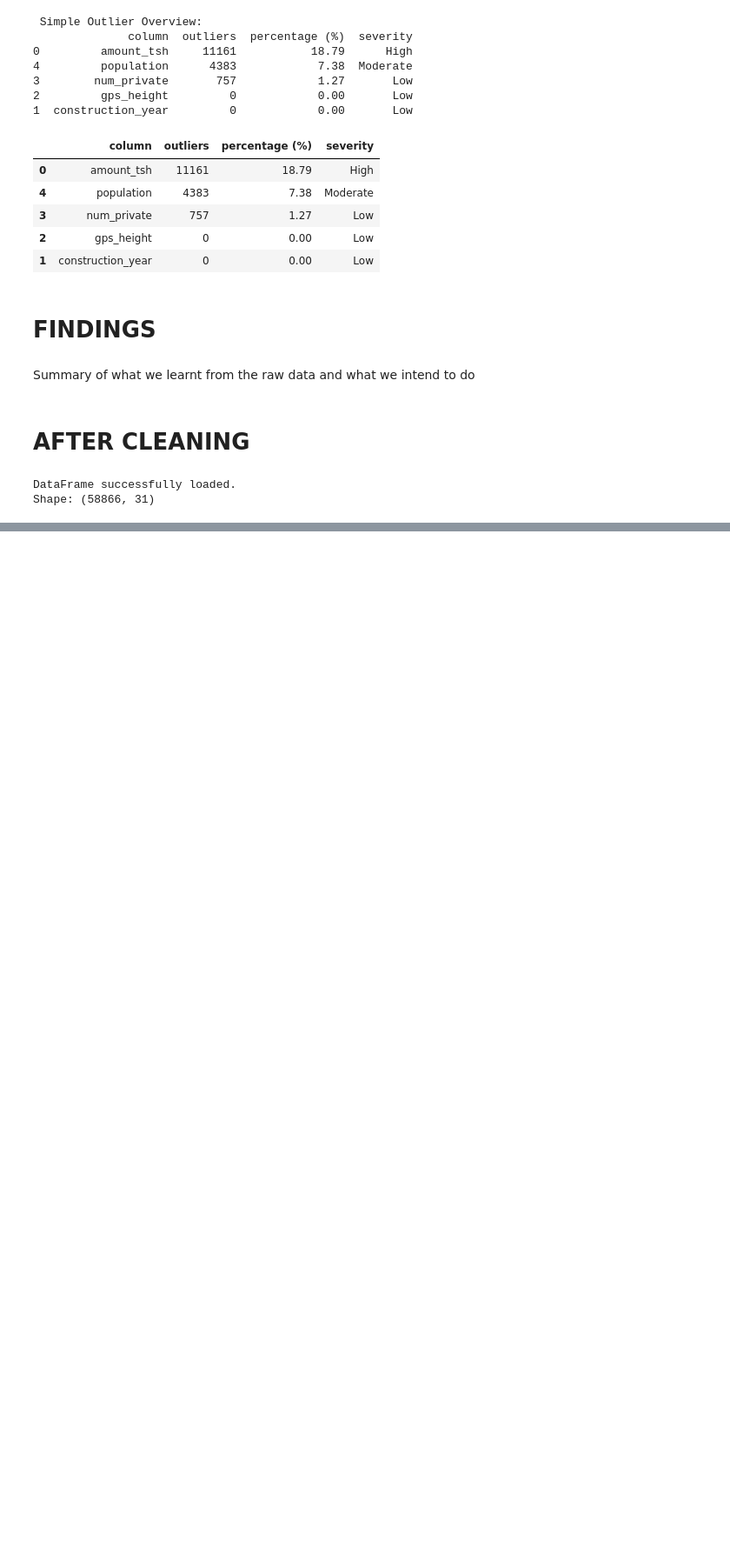
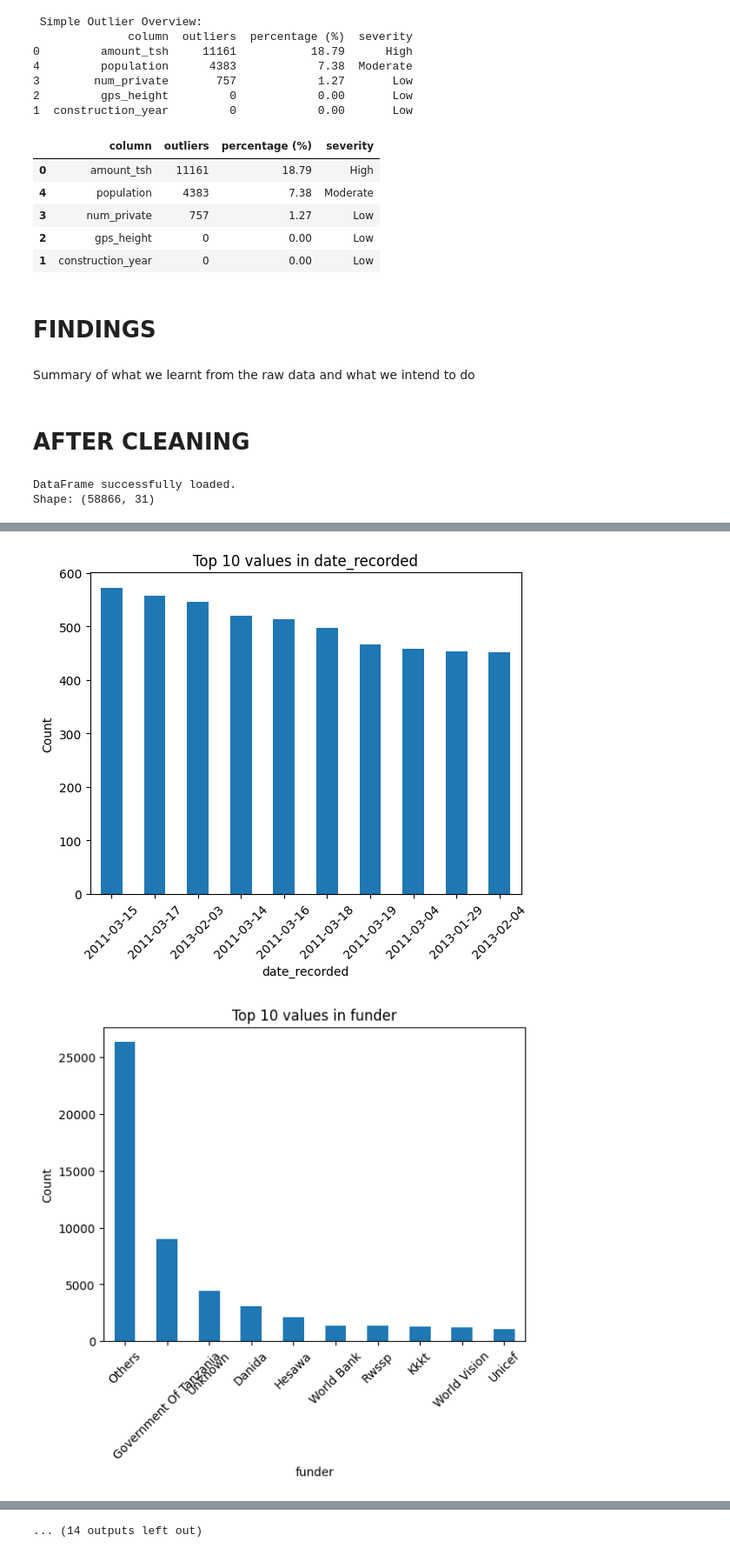
Before and after one commit to Emeriego/PumpHealth, a Jupyter notebook: notebooks/01_eda.ipynb, the cells around one changed output, grey strips where cells are left out. Shown at 87% size. Drawn from its saved outputs; the diff is of its cells as text; code cells hidden in the pictures; blank space fills up the shorter version.

```diff
--- a/notebooks/01_eda.ipynb
+++ b/notebooks/01_eda.ipynb
@@ -234,0 +410,5 @@ Shape: (58866, 31)
+# %%
+plot_categorical_counts(df_clean)
+# %% [output]
+[figure, added]
+[figure, added]
@@ -234,0 +425 @@ Shape: (58866, 31)
+... (14 outputs left out)
```
Also changed, not shown: parts of 20 cells of this notebook, 3 other files.
